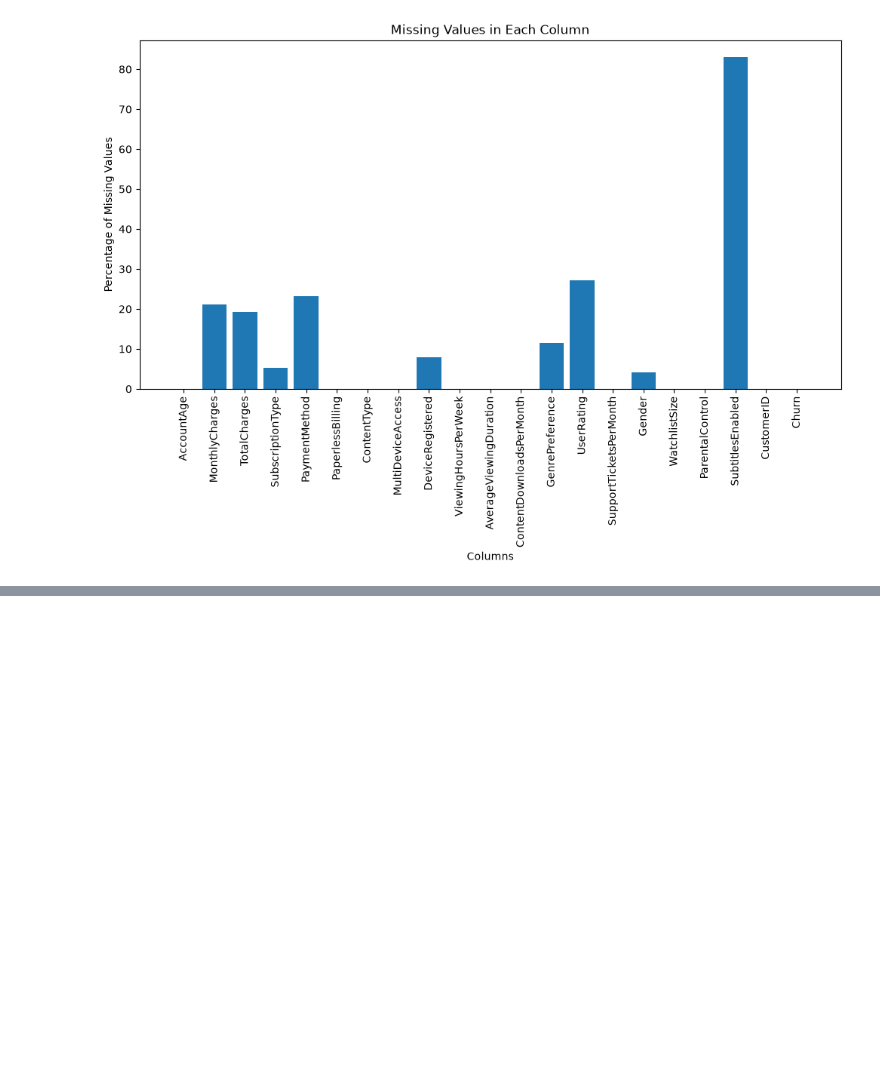
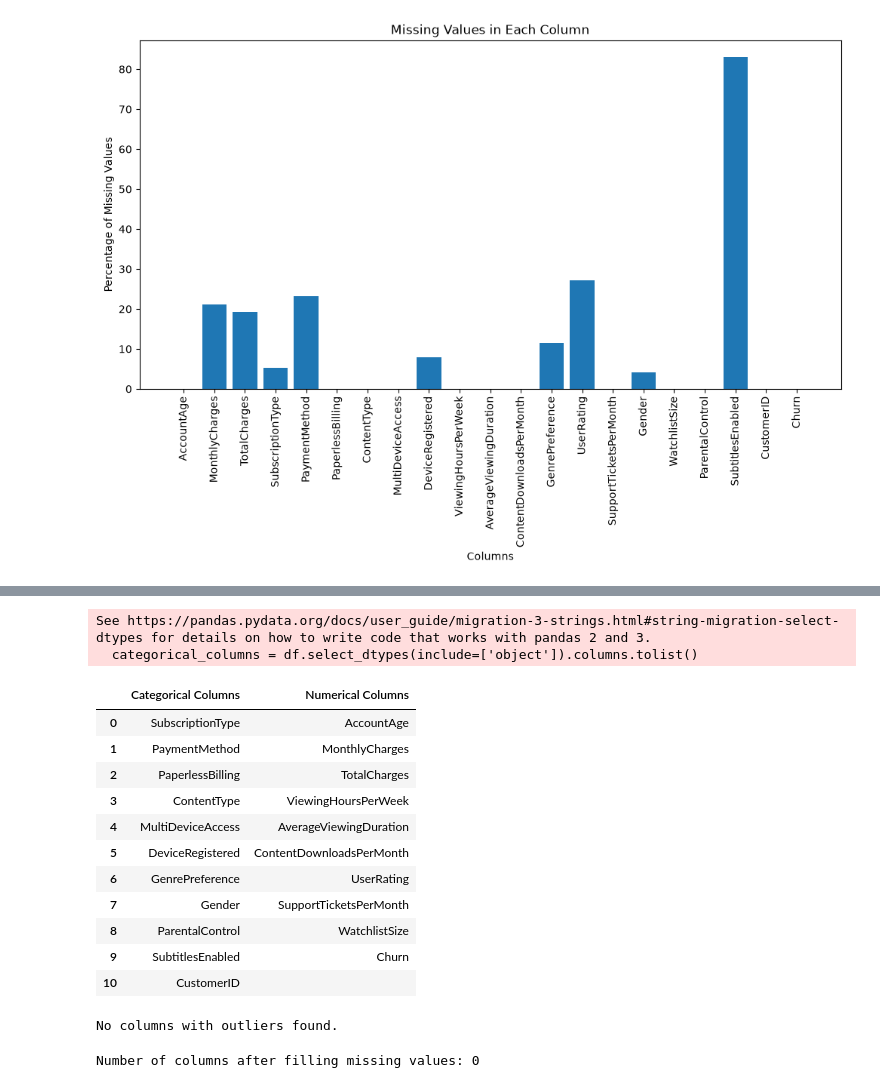
Before and after one commit to Anupam-exe/Custom-Logistic-Regression-for-Churn-Prediction-in-subscription-based-platforms, a Jupyter notebook: notebooks/01_eda_and_preprocessing.ipynb, the cells around one changed output, grey strips where cells are left out. Cells and saved outputs as stored; diff of their text form; code cells hidden in the pictures; blank space fills up the shorter version.

Commit message:
Data cleaned and missing values are handled

```diff
--- a/notebooks/01_eda_and_preprocessing.ipynb
+++ b/notebooks/01_eda_and_preprocessing.ipynb
@@ -49,3 +49,9 @@ UserRating          float64
 Gender                  str
 SubtitlesEnabled        str
 dtype: object
+# %%
+#Checking for duplicate rows in the dataset
+import pandas as pd
+df = pd.read_csv ("/workspaces/Machine-Learning-Project/data/Subscription_Service_Churn_Dataset.csv")
+duplicate_rows = df.duplicated().sum()
+print("Number of duplicate rows in the dataset:", duplicate_rows)
@@ -64,0 +100,65 @@ plt.show()
+# %%
+import pandas as pd
+
+# Identifying categorical and numerical columns in the dataset
+categorical_columns = df.select_dtypes(include=['object']).columns.tolist()
+numerical_columns = df.select_dtypes(include=['int64', 'float64']).columns.tolist()
+
+# Combining them into a dictionary
+data_structure = {
+    'Categorical Columns': pd.Series(categorical_columns),
+    'Numerical Columns': pd.Series(numerical_columns)
+}
+
+# Create a summary DataFrame
+summary_table = pd.DataFrame(data_structure)
+
+# Fill empty spots with a blank string for a cleaner look
+summary_table = summary_table.fillna('')
+summary_table
+# %% [output]
+See https://pandas.pydata.org/docs/user_guide/migration-3-strings.html#string-migration-select-dtypes for details on how to write code that works with pandas 2 and 3.
+  categorical_columns = df.select_dtypes(include=['object']).columns.tolist()
+|  | Categorical Columns | Numerical Columns |
+| 0 | SubscriptionType | AccountAge |
+| 1 | PaymentMethod | MonthlyCharges |
+| 2 | PaperlessBilling | TotalCharges |
+| 3 | ContentType | ViewingHoursPerWeek |
+| 4 | MultiDeviceAccess | AverageViewingDuration |
+| 5 | DeviceRegistered | ContentDownloadsPerMonth |
+| 6 | GenrePreference | UserRating |
+| 7 | Gender | SupportTicketsPerMonth |
+| 8 | ParentalControl | WatchlistSize |
+| 9 | SubtitlesEnabled | Churn |
+| 10 | CustomerID |  |
+# %%
+#Checking for outliers in the numerical columns using IQR method
+import pandas as pd
+outlier_columns = df.select_dtypes(include=['int64', 'float64']).columns.tolist()
+
+# 2. Identify which columns actually contain outliers
+columns_with_outliers = []
+
+for col in outlier_columns:
+    if df[col].nunique() <= 2:
+        continue
+    Q1 = df[col].quantile(0.25)
+    Q3 = df[col].quantile(0.75)
+    IQR = Q3 - Q1
+
+    lower_bound = Q1 - 1.5 * IQR
+    upper_bound = Q3 + 1.5 * IQR
+
+    # Check if any value falls outside the bounds
+    has_outliers = ((df[col] < lower_bound) | (df[col] > upper_bound)).any()
+
+    if has_outliers:
+        columns_with_outliers.append(col)
+
+
+if len(columns_with_outliers) > 0:
+    print(f"The columns are: {columns_with_outliers}")
+else:
+    print("No columns with outliers found.")
+# %% [output]
+No columns with outliers found.
@@ -64,0 +175,5 @@ plt.show()
+# %%
+missing_values = df.isnull().sum()
+print("Number of columns after filling missing values:", missing_values[missing_values > 0].shape[0])
+# %% [output]
+Number of columns after filling missing values: 0
```
Also changed, not shown: parts of 3 cells of this notebook.
